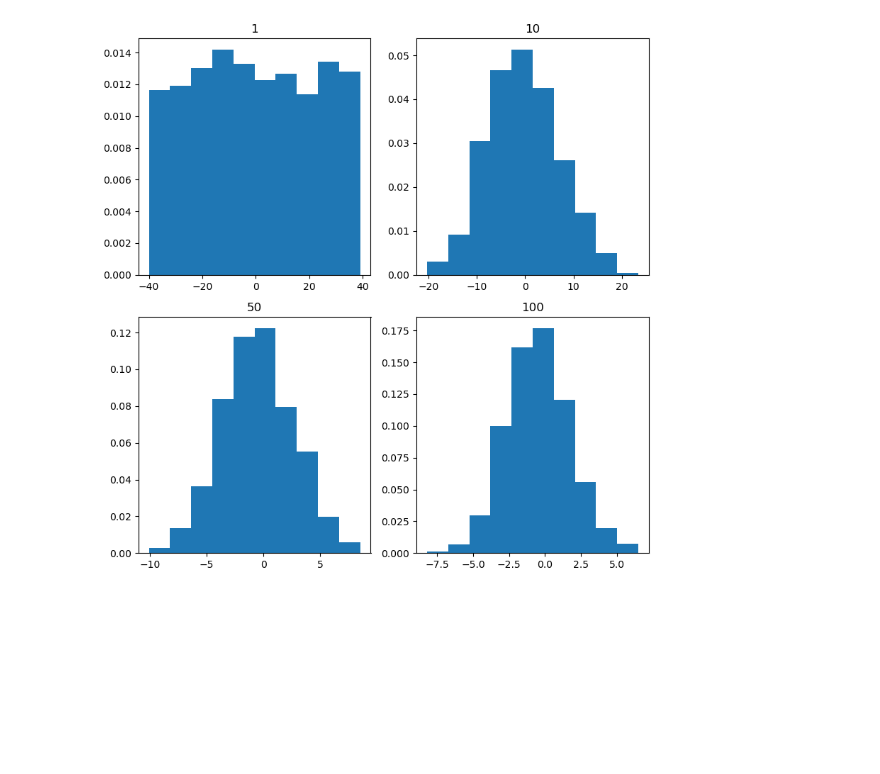
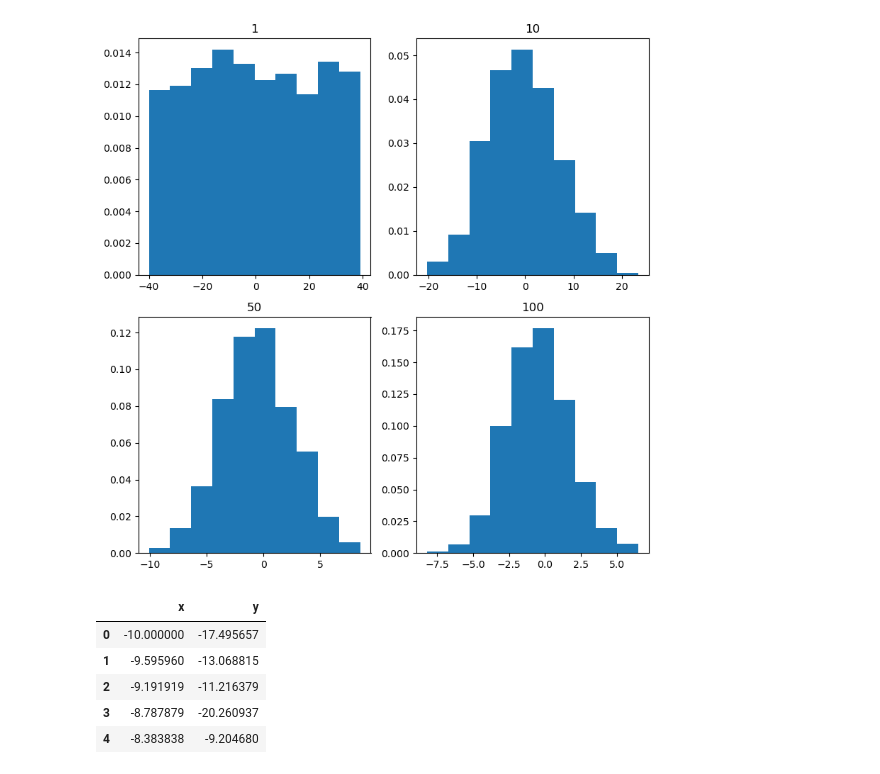
Before and after one commit to gabbarcoder/python, a Jupyter notebook: graphs.ipynb, the cells around one changed output. Cells and saved outputs as stored; diff of their text form; code cells hidden in the pictures; blank space fills up the shorter version.

```diff
--- a/graphs.ipynb
+++ b/graphs.ipynb
@@ -112,3 +112,26 @@ plt.tight_layout()
 plt.show()
 # %% [output]
 [figure]
+# %%
+import numpy as np
+import pandas as pd
+from matplotlib import pyplot as plt
+import seaborn as sns
+from statsmodels import api
+from scipy import stats
+from scipy.optimize import minimize
+# generate an independent variable
+x = np.linspace(-10, 30, 100)
+# generate a normally distributed residual
+e = np.random.normal(10, 5, 100)
+# generate ground truth
+y = 10 + 4*x + e
+df = pd.DataFrame({'x':x, 'y':y})
+df.head()
+# %% [output]
+|  | x | y |
+| 0 | -10.000000 | -17.495657 |
+| 1 | -9.595960 | -13.068815 |
+| 2 | -9.191919 | -11.216379 |
+| 3 | -8.787879 | -20.260937 |
+| 4 | -8.383838 | -9.204680 |
```
Also changed, not shown: parts of 3 cells of this notebook.
